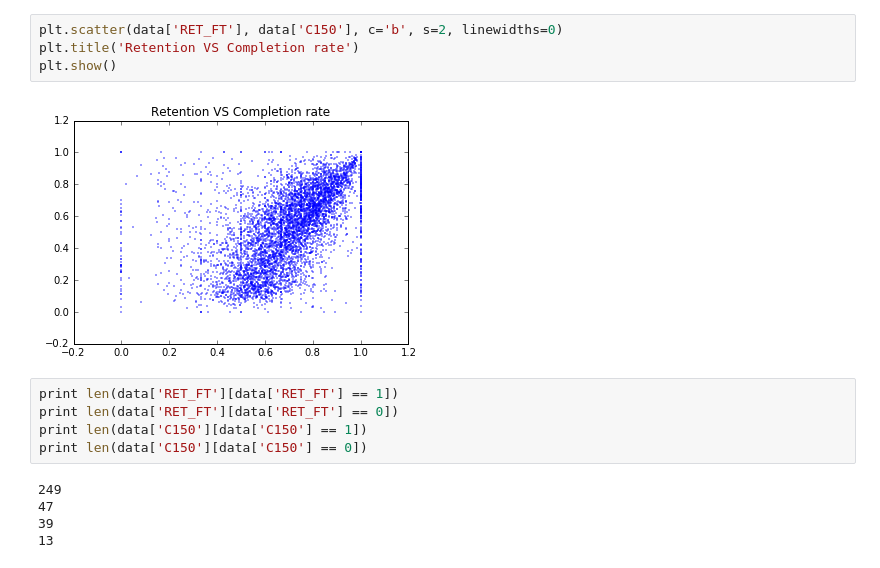
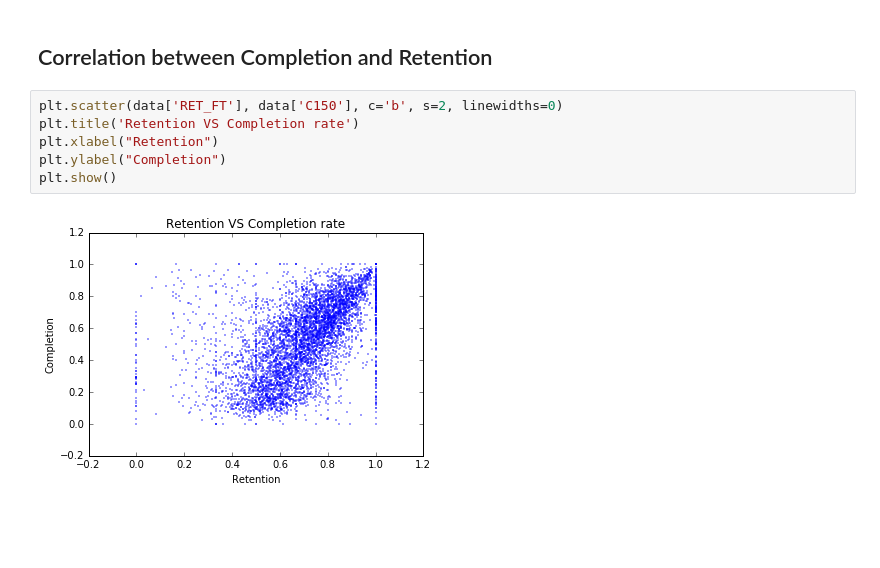
Before and after one commit to reynardmh/mlnd-projects, a Jupyter notebook: p5/CollegeScorecard_Raw_Data/exploratory.ipynb, the cells around one changed output. Drawn from its saved outputs; the diff is of its cells as text; blank space fills up the shorter version.

```diff
--- a/p5/CollegeScorecard_Raw_Data/exploratory.ipynb
+++ b/p5/CollegeScorecard_Raw_Data/exploratory.ipynb
@@ -112,16 +81,10 @@ NUM4                Num Title IV student                          5938
+# %% [markdown]
+## Correlation between Completion and Retention
 # %%
 plt.scatter(data['RET_FT'], data['C150'], c='b', s=2, linewidths=0)
 plt.title('Retention VS Completion rate')
+plt.xlabel("Retention")
+plt.ylabel("Completion")
 plt.show()
 # %% [output]
-[figure, old version]
+[figure, new version]
-# %%
-print len(data['RET_FT'][data['RET_FT'] == 1])
-print len(data['RET_FT'][data['RET_FT'] == 0])
-print len(data['C150'][data['C150'] == 1])
-print len(data['C150'][data['C150'] == 0])
-# %% [output]
-249
-47
-39
-13
```
Also changed, not shown: parts of 36 cells of this notebook, 1 other file.
